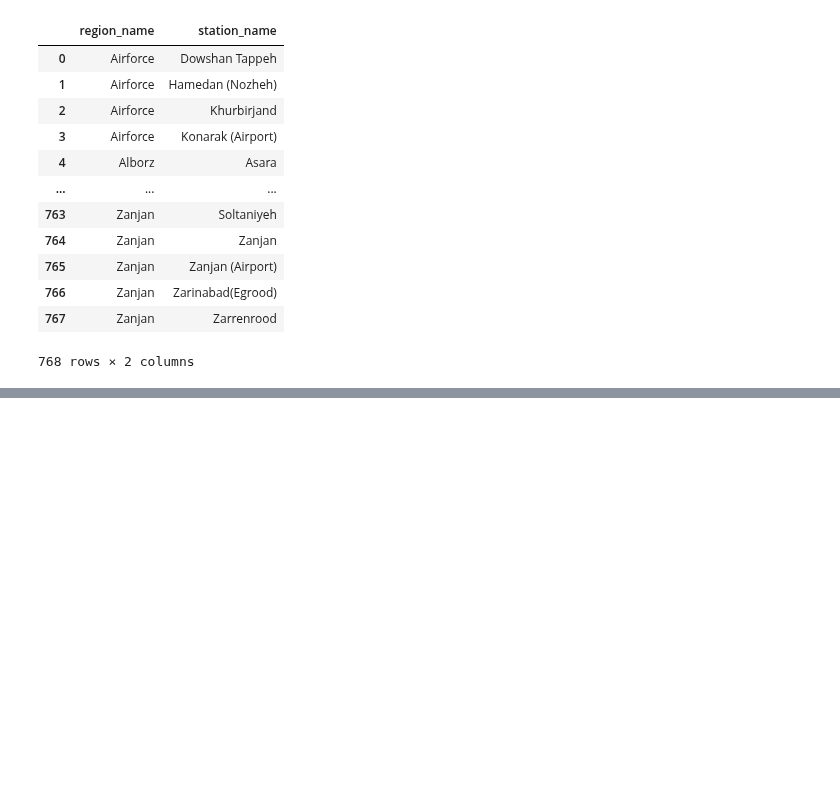
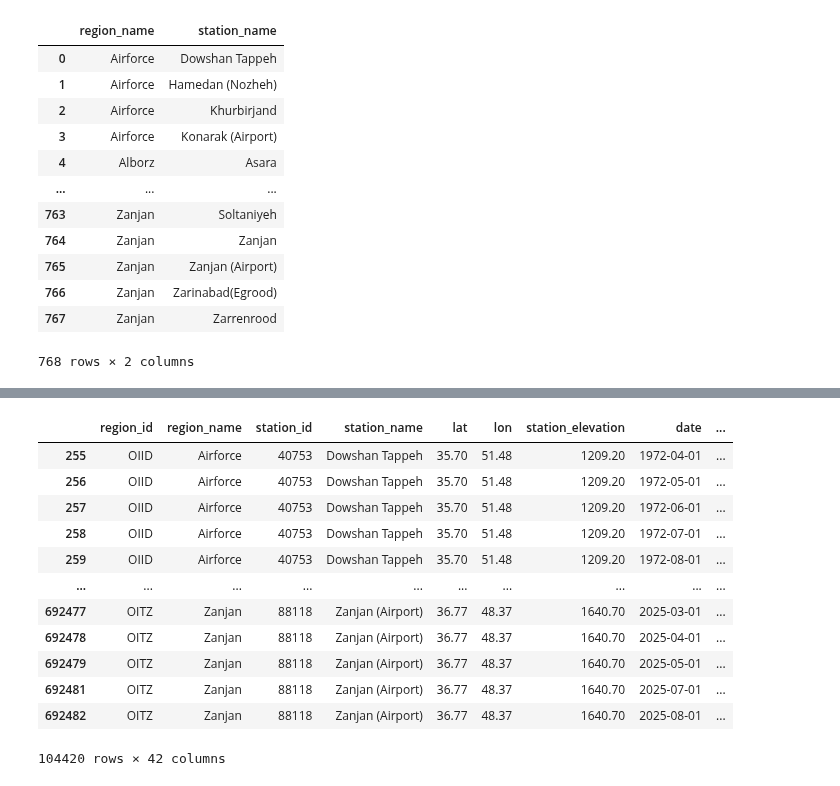
Before and after one commit to shirazialianpooya/panel-data-eto, a Jupyter notebook: src/Python/_03_.ipynb, the cells around one changed output, grey strips where cells are left out. Saved outputs shown, nothing was run; the diff lists cells and outputs as text; code cells hidden in the pictures; blank space fills up the shorter version.

```diff
--- a/src/Python/_03_.ipynb
+++ b/src/Python/_03_.ipynb
@@ -144,0 +194,21 @@ Number of unique stations:
+# %%
+# filter row with *_percent greater than 80% except rrr24_percent
+for col in data.columns:
+    if col.endswith('_percent') and col != 'rrr24_percent':
+        df = data[data[col] >= 75]
+
+df
+# %% [output]
+|  | region_id | region_name | station_id | station_name | lat | lon | station_elevation | date | ... |
+| 255 | OIID | Airforce | 40753 | Dowshan Tappeh | 35.70 | 51.48 | 1209.20 | 1972-04-01 | ... |
+| 256 | OIID | Airforce | 40753 | Dowshan Tappeh | 35.70 | 51.48 | 1209.20 | 1972-05-01 | ... |
+| 257 | OIID | Airforce | 40753 | Dowshan Tappeh | 35.70 | 51.48 | 1209.20 | 1972-06-01 | ... |
+| 258 | OIID | Airforce | 40753 | Dowshan Tappeh | 35.70 | 51.48 | 1209.20 | 1972-07-01 | ... |
+| 259 | OIID | Airforce | 40753 | Dowshan Tappeh | 35.70 | 51.48 | 1209.20 | 1972-08-01 | ... |
+| ... | ... | ... | ... | ... | ... | ... | ... | ... | ... |
+| 692477 | OITZ | Zanjan | 88118 | Zanjan (Airport) | 36.77 | 48.37 | 1640.70 | 2025-03-01 | ... |
+| 692478 | OITZ | Zanjan | 88118 | Zanjan (Airport) | 36.77 | 48.37 | 1640.70 | 2025-04-01 | ... |
+| 692479 | OITZ | Zanjan | 88118 | Zanjan (Airport) | 36.77 | 48.37 | 1640.70 | 2025-05-01 | ... |
+| 692481 | OITZ | Zanjan | 88118 | Zanjan (Airport) | 36.77 | 48.37 | 1640.70 | 2025-07-01 | ... |
+| 692482 | OITZ | Zanjan | 88118 | Zanjan (Airport) | 36.77 | 48.37 | 1640.70 | 2025-08-01 | ... |
+104420 rows × 42 columns
```
Also changed, not shown: parts of 5 cells of this notebook.
